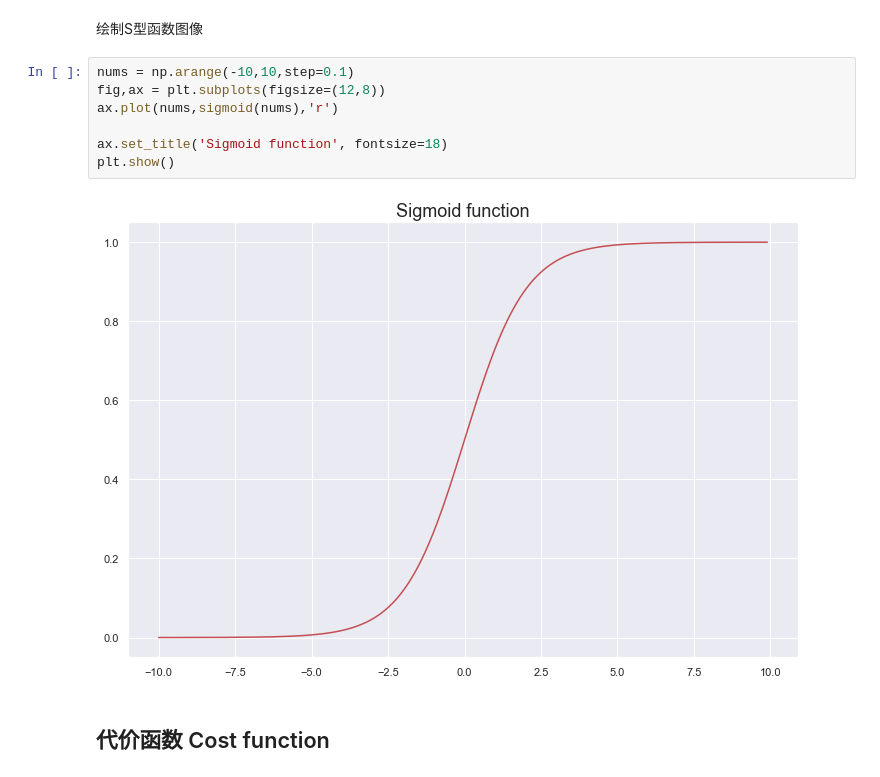
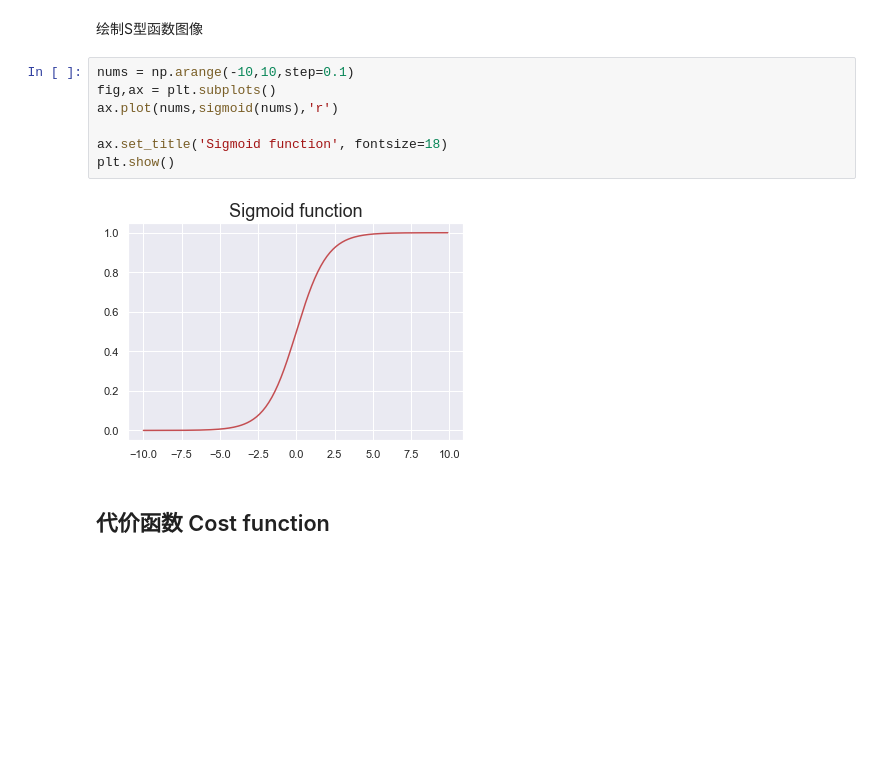
Before and after one commit to Apotosome/NoteBook, a Jupyter notebook: Machine Learning/吴恩达课后练习/ex2 逻辑回归/逻辑回归.ipynb, the cells around one changed output. Drawn from its saved outputs; the diff is of its cells as text; blank space fills up the shorter version.

```diff
--- a/Machine Learning/吴恩达课后练习/ex2 逻辑回归/逻辑回归.ipynb
+++ b/Machine Learning/吴恩达课后练习/ex2 逻辑回归/逻辑回归.ipynb
@@ -77,13 +77,13 @@ def sigmoid(z):
 绘制S型函数图像
 # %%
 nums = np.arange(-10,10,step=0.1)
-fig,ax = plt.subplots(figsize=(12,8))
+fig,ax = plt.subplots()
 ax.plot(nums,sigmoid(nums),'r')
 
 ax.set_title('Sigmoid function', fontsize=18)
 plt.show()
 # %% [output]
-[figure, old version]
+[figure, new version]
 # %% [markdown]
 ## 代价函数 Cost function
 # %% [markdown]
```
Also changed, not shown: parts of 34 cells of this notebook, 1 other file.
